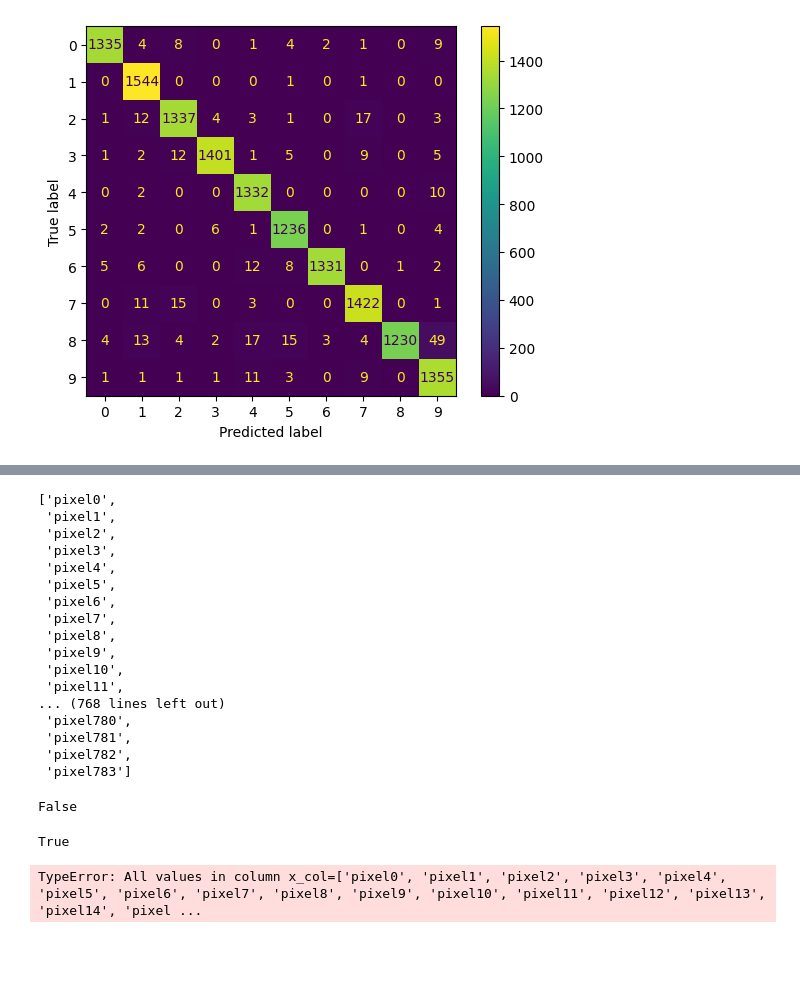
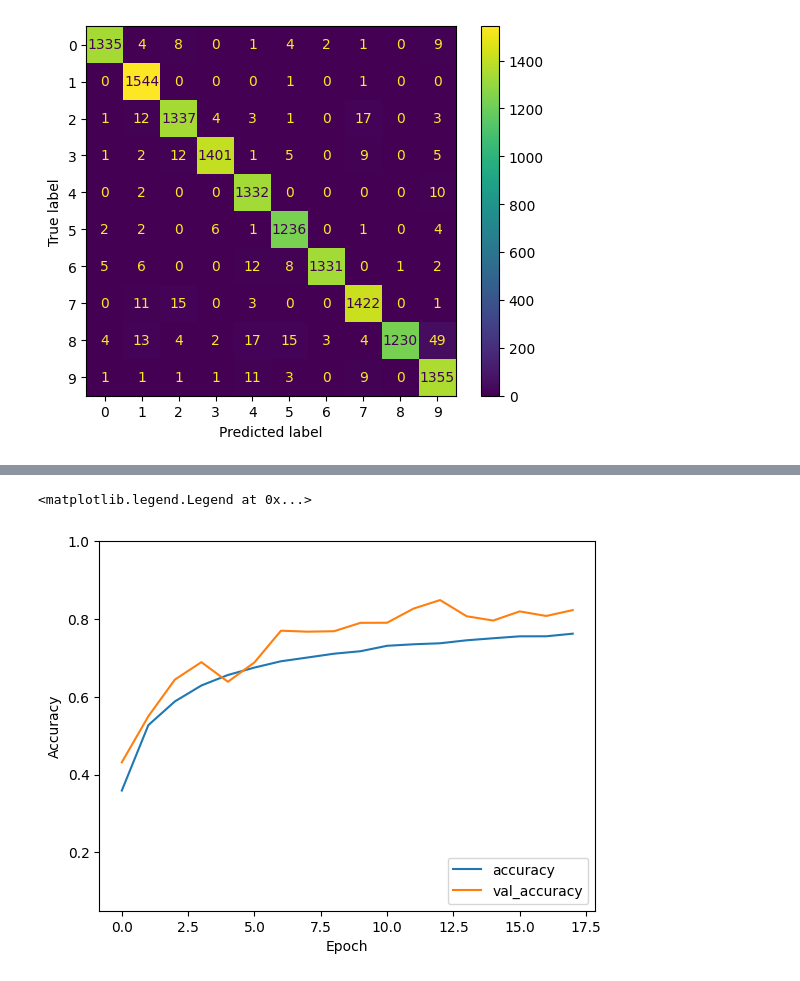
Before and after one commit to FrancisNdirangu/cnn_practice, a Jupyter notebook: notebook.ipynb, the cells around one changed output, grey strips where cells are left out. Saved outputs shown, nothing was run; the diff lists cells and outputs as text; code cells hidden in the pictures; blank space fills up the shorter version.

Commit message:
successfully trained a model and plotted the val curves and cm for the imagedatagenerated pictures

```diff
--- a/notebook.ipynb
+++ b/notebook.ipynb
@@ -284,20 +284,22 @@ val_gen = ImageDataGenerator() #rescale=1./255
 train_iter = train_gen.flow(X_train,y_train,batch_size=BATCH)
 val_iter = val_gen.flow(X_test,y_test,batch_size=BATCH)
 # %%
-model = models.Sequential()
-model.add(layers.Conv2D(32,(3,3),activation='relu',input_shape=(28,28,1)))
-model.add(layers.MaxPool2D(2,2))
-model.add(layers.Conv2D(64,(3,3),activation='relu'))
-model.add(layers.MaxPool2D(2,2))
-model.add(layers.Conv2D(128,(3,3),activation='relu'))
-model.add(layers.MaxPool2D(2,2))
+model1 = models.Sequential()
+model1.add(layers.Conv2D(32,(3,3),activation='relu',input_shape=(28,28,1)))
+model1.add(layers.MaxPool2D(2,2))
+model1.add(layers.Conv2D(64,(3,3),activation='relu'))
+model1.add(layers.MaxPool2D(2,2))
+model1.add(layers.Conv2D(128,(3,3),activation='relu'))
+model1.add(layers.MaxPool2D(2,2))
 # model.add(layers.Conv2D(64,(3,3),activation='relu'))
 # model.add(layers.MaxPool2D(2,2))
-model.add(layers.Flatten())
-model.add(layers.Dense(64,activation='relu'))
-model.add(layers.Dense(10,activation='softmax'))
+model1.add(layers.Flatten())
+model1.add(layers.Dense(64,activation='relu'))
+model1.add(layers.Dense(10,activation='softmax'))
 # %%
-model.compile(optimizer='adam',loss=keras.losses.CategoricalCrossentropy(),metrics=['accuracy'])
+callback = keras.callbacks.EarlyStopping(monitor='val_loss',patience=5,restore_best_weights=True)
 
-history = model.fit(train_iter,epochs=4,validation_data=val_iter)
+model1.compile(optimizer='adam',loss=keras.losses.CategoricalCrossentropy(),metrics=['accuracy'])
+
+history = model1.fit(train_iter,epochs=25,validation_data=val_iter,callbacks=[callback],verbose=1)
 # %% [output]
@@ -322,9 +336,12 @@ y_pred_classes
 # %%
 plt.plot(history.history['accuracy'], label='accuracy')
 plt.plot(history.history['val_accuracy'], label = 'val_accuracy')
 plt.xlabel('Epoch')
 plt.ylabel('Accuracy')
-plt.ylim([0.90, 1])
+plt.ylim([0.05, 1])
 plt.legend(loc='lower right')
+# %% [output]
+<matplotlib.legend.Legend at 0x...>
+[figure, added]
 # %%
 cm = confusion_matrix(np.argmax(y_test,axis=1),y_pred_classes)
@@ -333,21 +347,0 @@ features = df.drop(columns='label',axis=1)
-# %%
-features_list = features.columns.to_list()
-features_list
-# %% [output]
-['pixel0',
- 'pixel1',
- 'pixel2',
- 'pixel3',
- 'pixel4',
- 'pixel5',
- 'pixel6',
- 'pixel7',
- 'pixel8',
- 'pixel9',
- 'pixel10',
- 'pixel11',
-... (768 lines left out)
- 'pixel780',
- 'pixel781',
- 'pixel782',
- 'pixel783']
@@ -357,4 +347,0 @@ for i in features_list:
-# %%
-all(isinstance(val, int) for val in features)
-# %% [output]
-False
@@ -366,9 +347,0 @@ for i in features_list:
-# %%
-all(isinstance(val, str) for val in features_list)
-# %% [output]
-True
-# %%
-train_ds = train_gen.flow_from_dataframe(dataframe=df,x_col=features_list,y_col=['label'],
-                                         target_size=(28,28,1),class_mode='categorical',batch_size=32,shuffle=True)
-# %% [output]
-TypeError: All values in column x_col=['pixel0', 'pixel1', 'pixel2', 'pixel3', 'pixel4', 'pixel5', 'pixel6', 'pixel7', 'pixel8', 'pixel9', 'pixel10', 'pixel11', 'pixel12', 'pixel13', 'pixel14', 'pixel ...
```
Also changed, not shown: parts of 6 cells of this notebook.
